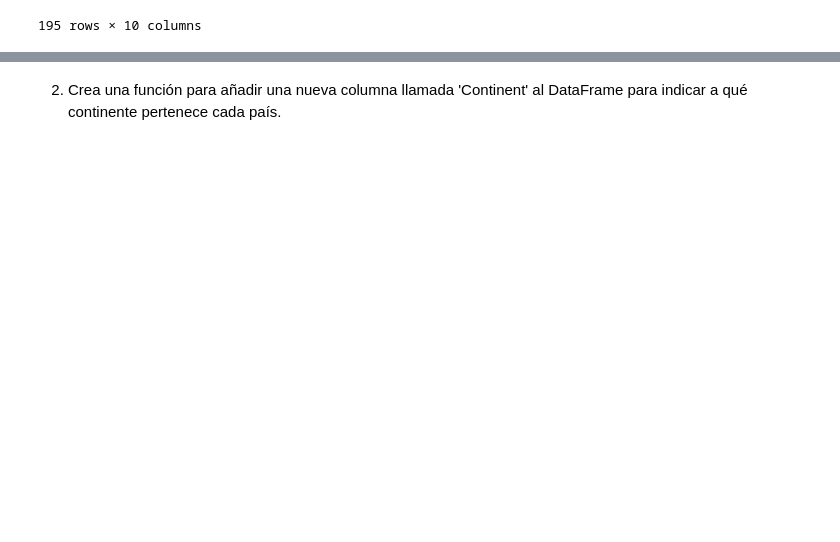
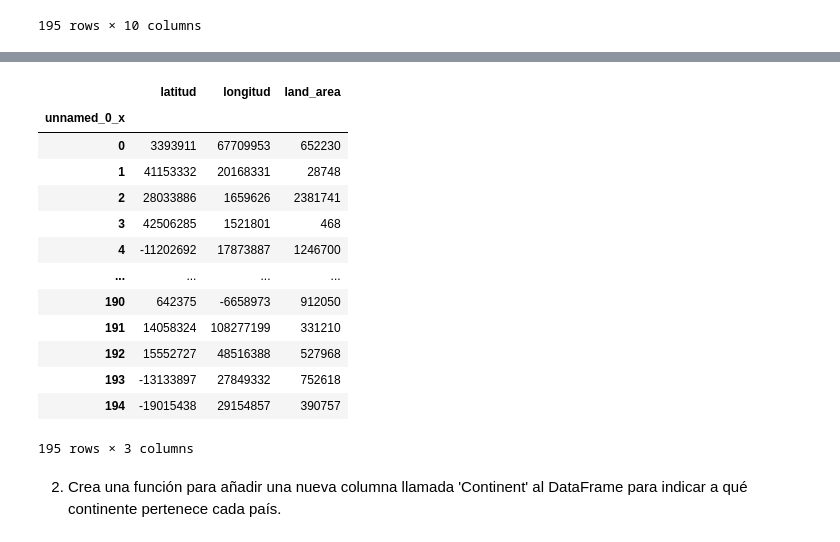
Before and after one commit to raquelmartinrodriguez/promoG_modulo3_sprint1_pairprogramming_MirnaOspino_RaquelMartin, a Jupyter notebook: pair_programming._goupby_apply.ipynb, the cells around one changed output, grey strips where cells are left out. Drawn from its saved outputs; the diff is of its cells as text; code cells hidden in the pictures; blank space fills up the shorter version.

```diff
--- a/pair_programming._goupby_apply.ipynb
+++ b/pair_programming._goupby_apply.ipynb
@@ -136,3 +126,21 @@ df[['latitud', 'longitud']]
+# %%
+df[['latitud', 'longitud', 'land_area']]
+#ahora sí, podemos trabajar con estas columnas
+# %% [output]
+|  | latitud | longitud | land_area |
+| unnamed_0_x |  |  |  |
+| 0 | 3393911 | 67709953 | 652230 |
+| 1 | 41153332 | 20168331 | 28748 |
+| 2 | 28033886 | 1659626 | 2381741 |
+| 3 | 42506285 | 1521801 | 468 |
+| 4 | -11202692 | 17873887 | 1246700 |
+| ... | ... | ... | ... |
+| 190 | 642375 | -6658973 | 912050 |
+| 191 | 14058324 | 108277199 | 331210 |
+| 192 | 15552727 | 48516388 | 527968 |
+| 193 | -13133897 | 27849332 | 752618 |
+| 194 | -19015438 | 29154857 | 390757 |
+195 rows × 3 columns
 # %% [markdown]
 2. Crea una función para añadir una nueva columna llamada 'Continent' al DataFrame para indicar a qué continente pertenece cada país.
 # %%
```
Also changed, not shown: parts of 15 cells of this notebook, 1 other file.
